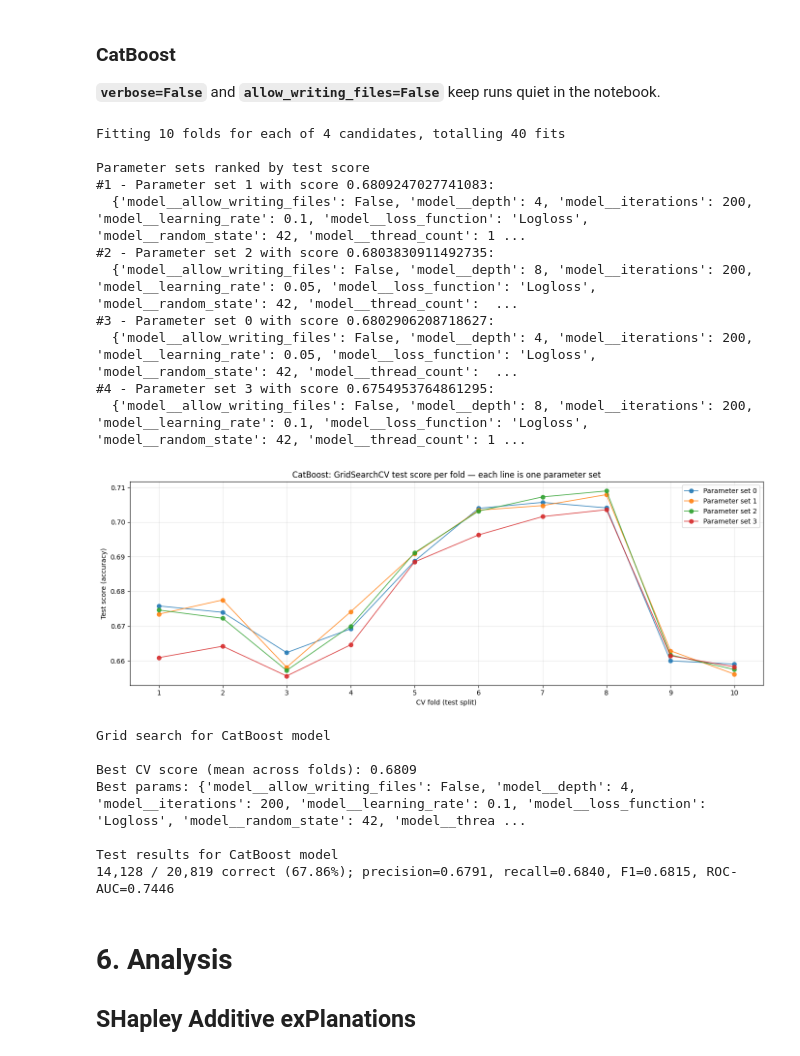
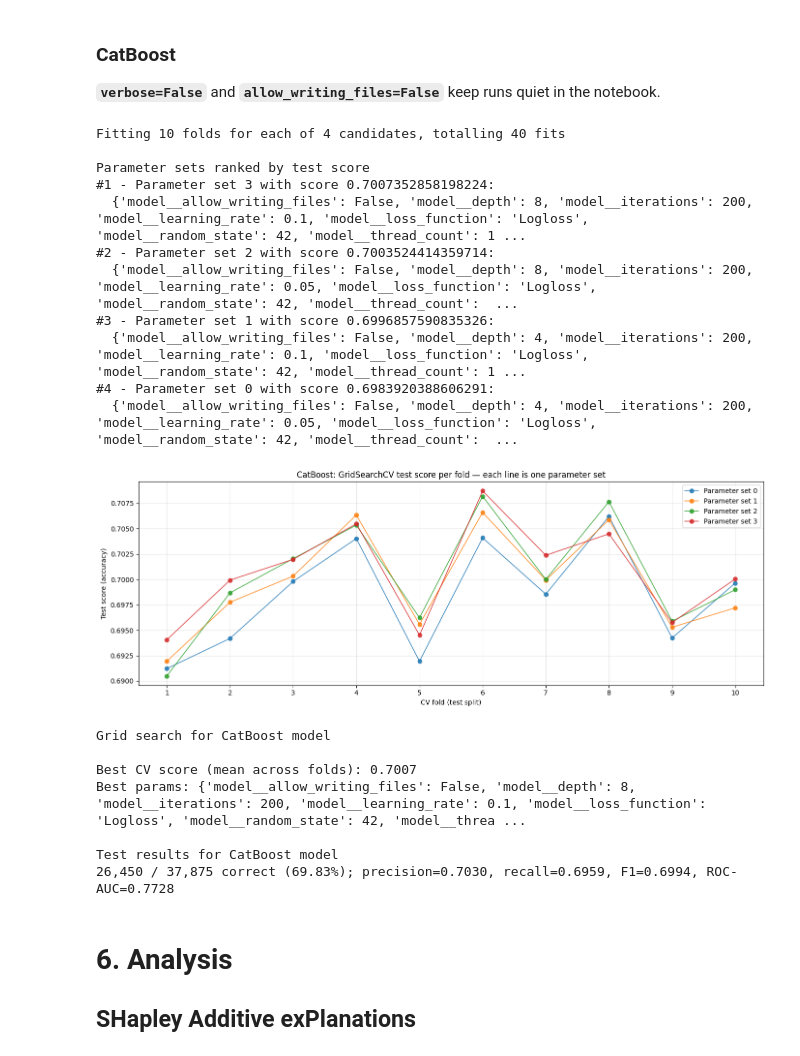
Before and after one commit to scarvalhojr/tennispredictor, a Jupyter notebook: notebook/tennispredictor.ipynb, the cells around one changed output. Cells and saved outputs as stored; diff of their text form; code cells hidden in the pictures.

Commit message:
notebooks: revert to KFold with shuffle for hyperparameter search
- Drop time-series search with chronological order
- restore imputation of numeric features

```diff
--- a/notebook/tennispredictor.ipynb
+++ b/notebook/tennispredictor.ipynb
@@ -57,10 +57,10 @@ AS_CATEGORICAL = {
 
 # Features that, if missing, means rows will be dropped
 DROP_MISSING_FEATURES = {
-    "player1_rank",
-    "player2_rank",
-    "player1_points",
-    "player2_points",
+    # "player1_rank",
+    # "player2_rank",
+    # "player1_points",
+    # "player2_points",
 }
 
 # Features to completely drop from the dataset (useful for testing)
@@ -470,21 +468,6 @@ After the random split, the **training** rows are ordered by parsed **`tournamen
 X_train, X_test, y_train, y_test = train_test_split(
     X, y, test_size=TEST_RATIO, random_state=RANDOM_STATE
 )
-
-X_train = X_train.assign(
-    _sort_date=pd.to_datetime(X_train["tournament_start_date"], errors="coerce")
-)
-_train_order = X_train.sort_values(
-    by=["_sort_date", "tournament_id"],
-    kind="stable",
-    na_position="last",
-).index
-X_train = (
-    X_train.loc[_train_order]
-    .drop(columns="_sort_date")
-    .reset_index(drop=True)
-)
-y_train = y_train.loc[_train_order].reset_index(drop=True)
 
 n = len(X)
 print(
@@ -502,6 +485,6 @@ Train pool: 83,273 (80%), Hold-out test: 20,819 (20%)
 # %%
 def train_model(model_name, estimator, param_grid):
-    cv = TimeSeriesSplit(n_splits=NUM_CV_SPLITS)
+    cv = KFold(n_splits=NUM_CV_SPLITS, shuffle=True)
     grid_search = GridSearchCV(
         estimator=estimator,
         param_grid=param_grid,
@@ -770,48 +755,48 @@ if categorical_features:
         (
             "cat",
             Pipeline(
                 steps=[
-                    # ("impute", SimpleImputer(strategy="most_frequent")),
+                    ("impute", SimpleImputer(strategy="most_frequent")),
                     (
                         "onehot",
                         OneHotEncoder(handle_unknown="ignore", sparse_output=False),
                     ),
                 ]
             ),
             categorical_features,
         )
     )
 
 preprocessor_cat = ColumnTransformer(transformers=_transformers_cat)
 
 cat_pipeline = Pipeline(
     steps=[
         ("prep", preprocessor_cat),
         ("model", CatBoostClassifier()),
     ]
 )
 
 catboost_model = train_and_test_model(CAT_MODEL_NAME, cat_pipeline, CAT_PARAM_GRID)
 # %% [output]
 Fitting 10 folds for each of 4 candidates, totalling 40 fits
 
 Parameter sets ranked by test score
-#1 - Parameter set 1 with score 0.6809247027741083:
+#1 - Parameter set 3 with score 0.7007352858198224:
+  {'model__allow_writing_files': False, 'model__depth': 8, 'model__iterations': 200, 'model__learning_rate': 0.1, 'model__loss_function': 'Logloss', 'model__random_state': 42, 'model__thread_count': 1 ...
+#2 - Parameter set 2 with score 0.7003524414359714:
+  {'model__allow_writing_files': False, 'model__depth': 8, 'model__iterations': 200, 'model__learning_rate': 0.05, 'model__loss_function': 'Logloss', 'model__random_state': 42, 'model__thread_count':  ...
+#3 - Parameter set 1 with score 0.6996857590835326:
   {'model__allow_writing_files': False, 'model__depth': 4, 'model__iterations': 200, 'model__learning_rate': 0.1, 'model__loss_function': 'Logloss', 'model__random_state': 42, 'model__thread_count': 1 ...
-#2 - Parameter set 2 with score 0.6803830911492735:
-  {'model__allow_writing_files': False, 'model__depth': 8, 'model__iterations': 200, 'model__learning_rate': 0.05, 'model__loss_function': 'Logloss', 'model__random_state': 42, 'model__thread_count':  ...
-#3 - Parameter set 0 with score 0.6802906208718627:
+#4 - Parameter set 0 with score 0.6983920388606291:
   {'model__allow_writing_files': False, 'model__depth': 4, 'model__iterations': 200, 'model__learning_rate': 0.05, 'model__loss_function': 'Logloss', 'model__random_state': 42, 'model__thread_count':  ...
-#4 - Parameter set 3 with score 0.6754953764861295:
-  {'model__allow_writing_files': False, 'model__depth': 8, 'model__iterations': 200, 'model__learning_rate': 0.1, 'model__loss_function': 'Logloss', 'model__random_state': 42, 'model__thread_count': 1 ...
-[figure, old version]
+[figure, new version]
 Grid search for CatBoost model
 
-Best CV score (mean across folds): 0.6809
-Best params: {'model__allow_writing_files': False, 'model__depth': 4, 'model__iterations': 200, 'model__learning_rate': 0.1, 'model__loss_function': 'Logloss', 'model__random_state': 42, 'model__threa ...
+Best CV score (mean across folds): 0.7007
+Best params: {'model__allow_writing_files': False, 'model__depth': 8, 'model__iterations': 200, 'model__learning_rate': 0.1, 'model__loss_function': 'Logloss', 'model__random_state': 42, 'model__threa ...
 
 Test results for CatBoost model
-14,128 / 20,819 correct (67.86%); precision=0.6791, recall=0.6840, F1=0.6815, ROC-AUC=0.7446
+26,450 / 37,875 correct (69.83%); precision=0.7030, recall=0.6959, F1=0.6994, ROC-AUC=0.7728
 # %% [markdown]
 # 6. Analysis
 
```
Also changed, not shown: parts of 10 cells of this notebook.
